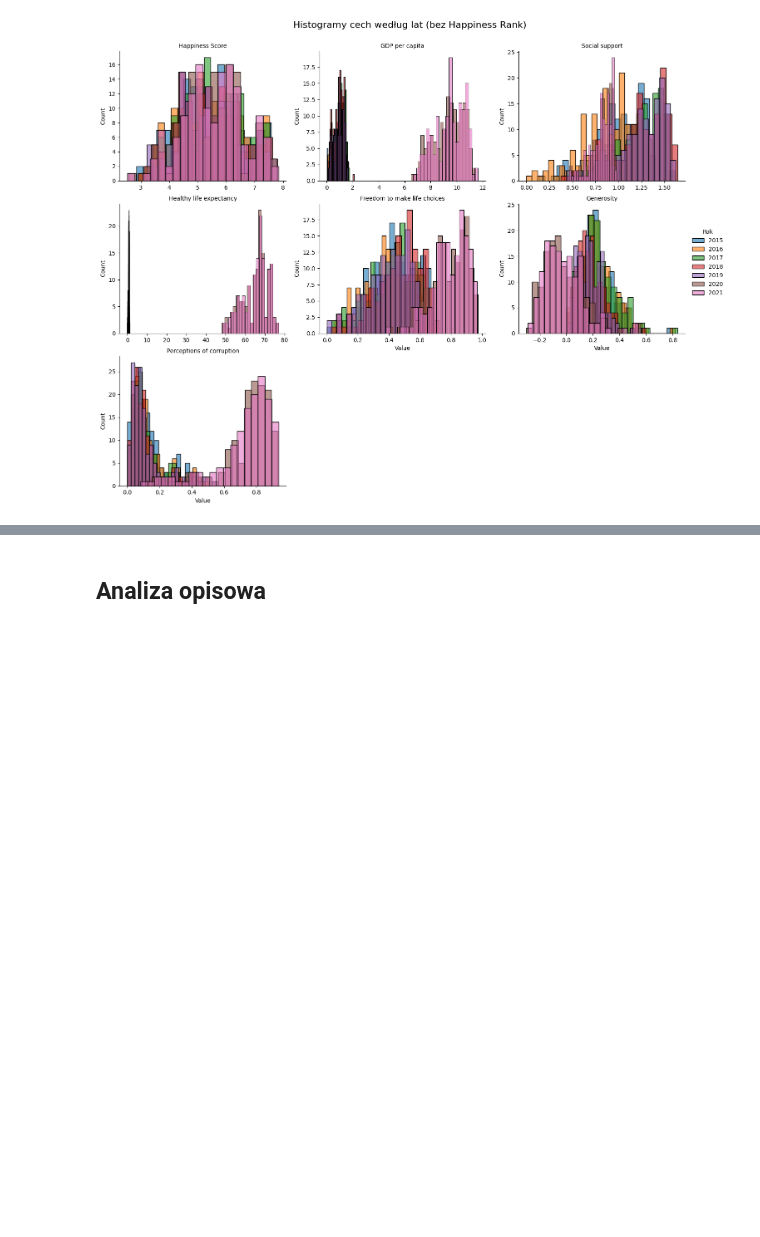
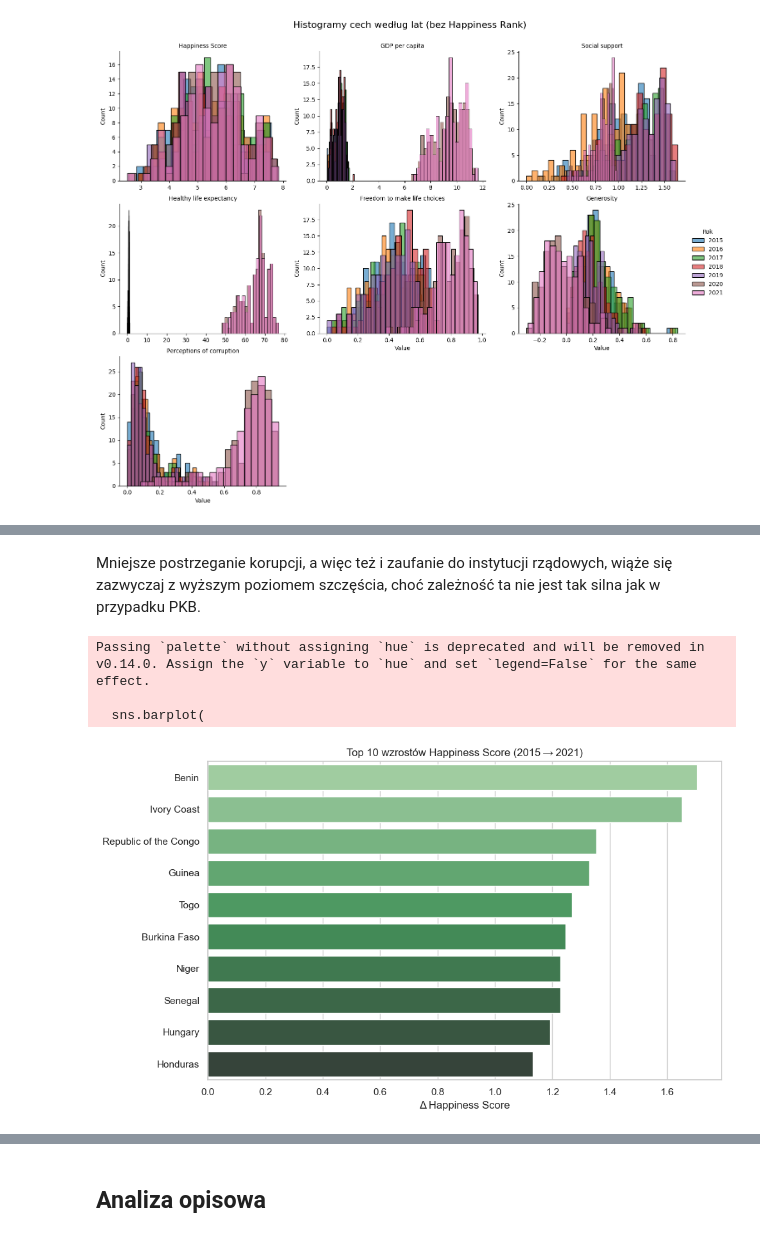
Before and after one commit to Kinga94/SAD_zadanie, a Jupyter notebook: SAD_world_happines_report.ipynb, the cells around one changed output, grey strips where cells are left out. Cells and saved outputs as stored; diff of their text form; code cells hidden in the pictures; blank space fills up the shorter version.

```diff
--- a/SAD_world_happines_report.ipynb
+++ b/SAD_world_happines_report.ipynb
@@ -1297,0 +1320,28 @@ dtype: int64
+# %% [markdown]
+Mniejsze postrzeganie korupcji, a więc też i zaufanie do instytucji rządowych, wiąże się zazwyczaj z wyższym poziomem szczęścia, choć zależność ta nie jest tak silna jak w przypadku PKB.
+# %%
+# 4) Top 10 krajów – największy wzrost Happiness Score
+pierwszy_rok = df["Year"].min()
+ostatni_rok   = df["Year"].max()
+
+pivot = (df.pivot(index="Country", columns="Year", values="Happiness Score")
+           .dropna(subset=[pierwszy_rok, ostatni_rok]))
+pivot["Δ"] = pivot[ostatni_rok] - pivot[pierwszy_rok]
+top10_inc = pivot.sort_values("Δ", ascending=False).head(10)
+
+plt.figure()
+sns.barplot(
+    y=top10_inc.index,
+    x=top10_inc["Δ"],
+    palette="Greens_d"
+)
+plt.title(f"Top 10 wzrostów Happiness Score ({pierwszy_rok} → {ostatni_rok})")
+plt.xlabel("Δ Happiness Score")
+plt.ylabel("")
+plt.tight_layout()
+plt.show()
+# %% [output]
+Passing `palette` without assigning `hue` is deprecated and will be removed in v0.14.0. Assign the `y` variable to `hue` and set `legend=False` for the same effect.
+
+  sns.barplot(
+[figure, added]
```
Also changed, not shown: parts of 16 cells of this notebook.
